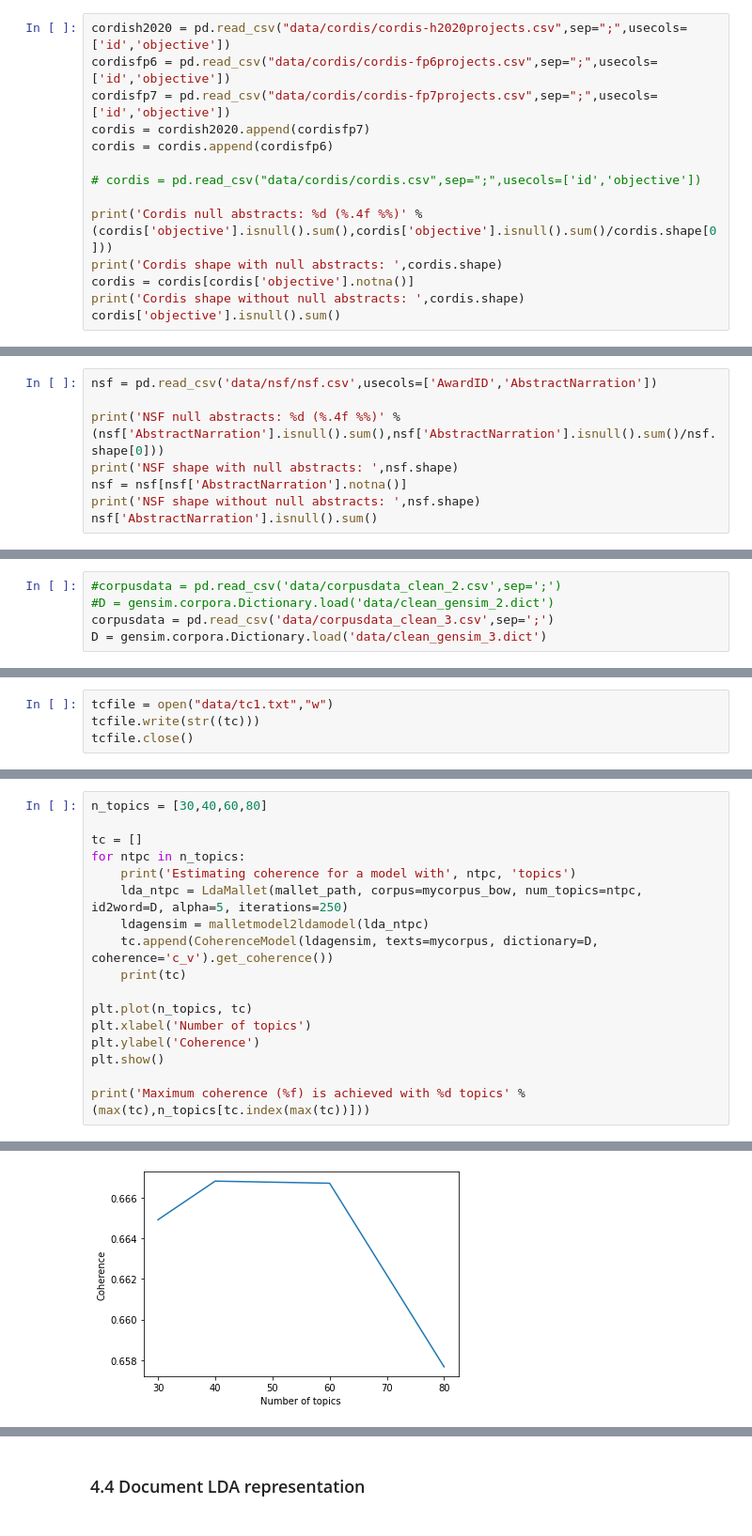
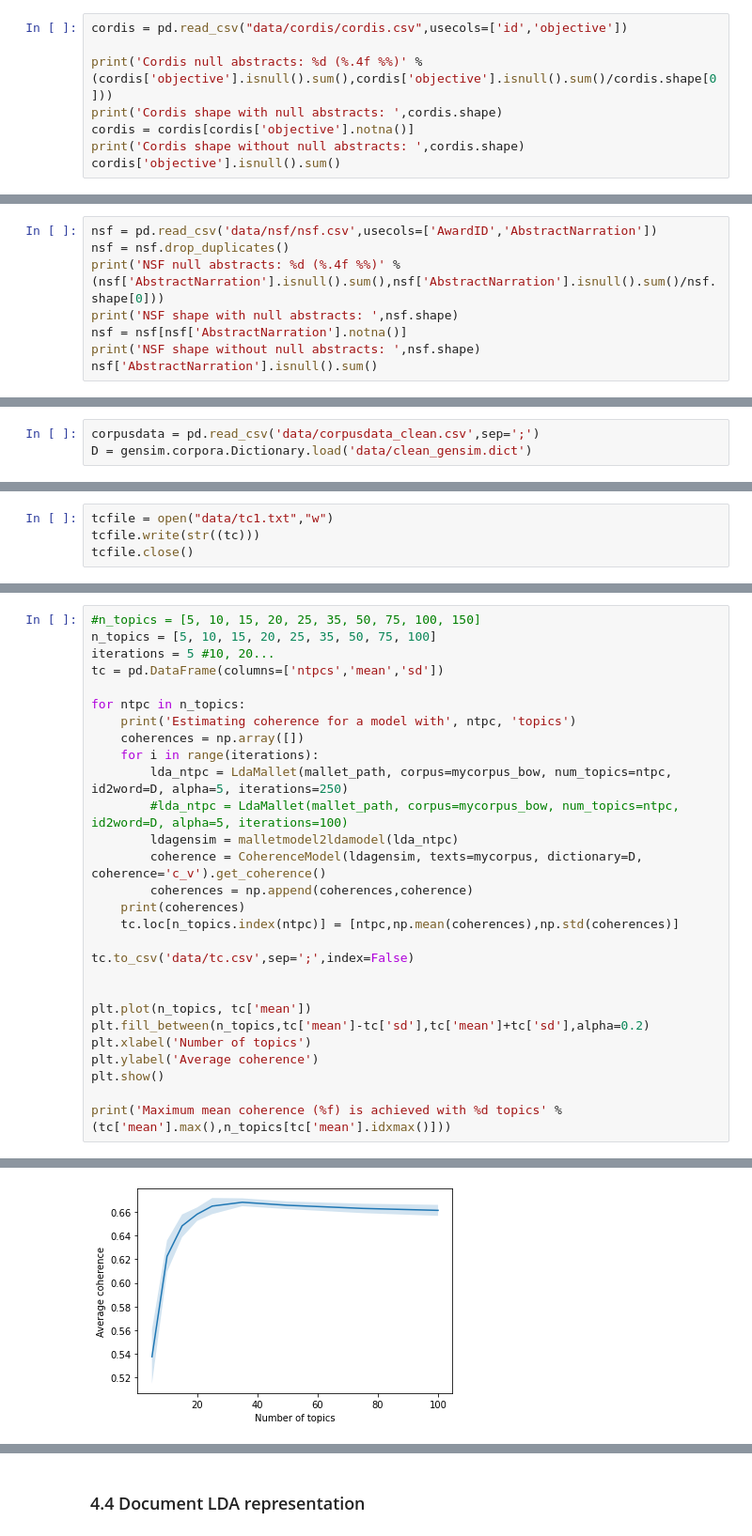
Before and after one commit to celiaromero/mythesis, a Jupyter notebook: topic_modeling.ipynb, the cells around one changed output, grey strips where cells are left out. Shown at 94% size. Cells and saved outputs as stored; diff of their text form.

Commit message:
Update topic_modeling.ipynb
final topic model, label descriptions

```diff
--- a/topic_modeling.ipynb
+++ b/topic_modeling.ipynb
@@ -39,13 +39,7 @@ Read CSVs corresponding to Cordis and NSF datasets. Only the columns of interest
 # %% [markdown]
 ### 1.1 Cordis dataset
 # %%
-cordish2020 = pd.read_csv("data/cordis/cordis-h2020projects.csv",sep=";",usecols=['id','objective'])
-cordisfp6 = pd.read_csv("data/cordis/cordis-fp6projects.csv",sep=";",usecols=['id','objective'])
-cordisfp7 = pd.read_csv("data/cordis/cordis-fp7projects.csv",sep=";",usecols=['id','objective'])
-cordis = cordish2020.append(cordisfp7)
-cordis = cordis.append(cordisfp6)
-
-# cordis = pd.read_csv("data/cordis/cordis.csv",sep=";",usecols=['id','objective'])
+cordis = pd.read_csv("data/cordis/cordis.csv",usecols=['id','objective'])
 
 print('Cordis null abstracts: %d (%.4f %%)' % (cordis['objective'].isnull().sum(),cordis['objective'].isnull().sum()/cordis.shape[0]))
 print('Cordis shape with null abstracts: ',cordis.shape)
@@ -61,7 +55,7 @@ Cordis shape without null abstracts:  (67861, 2)
 ### 1.2 NSF dataset
 # %%
 nsf = pd.read_csv('data/nsf/nsf.csv',usecols=['AwardID','AbstractNarration'])
-
+nsf = nsf.drop_duplicates()
 print('NSF null abstracts: %d (%.4f %%)' % (nsf['AbstractNarration'].isnull().sum(),nsf['AbstractNarration'].isnull().sum()/nsf.shape[0]))
 print('NSF shape with null abstracts: ',nsf.shape)
 nsf = nsf[nsf['AbstractNarration'].notna()]
@@ -437,8 +448,6 @@ D.save('data/clean_gensim_3.dict')
 # %%
-#corpusdata = pd.read_csv('data/corpusdata_clean_2.csv',sep=';')
-#D = gensim.corpora.Dictionary.load('data/clean_gensim_2.dict')
-corpusdata = pd.read_csv('data/corpusdata_clean_3.csv',sep=';')
-D = gensim.corpora.Dictionary.load('data/clean_gensim_3.dict')
+corpusdata = pd.read_csv('data/corpusdata_clean.csv',sep=';')
+D = gensim.corpora.Dictionary.load('data/clean_gensim.dict')
 # %% [markdown]
 #### 4.2.3 Create again bag of words
 # %%
@@ -499,18 +508,29 @@ tcfile.close()
 # %%
-n_topics = [30,40,60,80]
+#n_topics = [5, 10, 15, 20, 25, 35, 50, 75, 100, 150]
+n_topics = [5, 10, 15, 20, 25, 35, 50, 75, 100]
+iterations = 5 #10, 20...
+tc = pd.DataFrame(columns=['ntpcs','mean','sd'])
 
-tc = []
 for ntpc in n_topics:
     print('Estimating coherence for a model with', ntpc, 'topics')
-    lda_ntpc = LdaMallet(mallet_path, corpus=mycorpus_bow, num_topics=ntpc, id2word=D, alpha=5, iterations=250)
-    ldagensim = malletmodel2ldamodel(lda_ntpc)
-    tc.append(CoherenceModel(ldagensim, texts=mycorpus, dictionary=D, coherence='c_v').get_coherence())
-    print(tc)
+    coherences = np.array([])
+    for i in range(iterations):
+        lda_ntpc = LdaMallet(mallet_path, corpus=mycorpus_bow, num_topics=ntpc, id2word=D, alpha=5, iterations=250)
+        #lda_ntpc = LdaMallet(mallet_path, corpus=mycorpus_bow, num_topics=ntpc, id2word=D, alpha=5, iterations=100)
+        ldagensim = malletmodel2ldamodel(lda_ntpc)
+        coherence = CoherenceModel(ldagensim, texts=mycorpus, dictionary=D, coherence='c_v').get_coherence()
+        coherences = np.append(coherences,coherence)
+    print(coherences)
+    tc.loc[n_topics.index(ntpc)] = [ntpc,np.mean(coherences),np.std(coherences)]
 
-plt.plot(n_topics, tc)
+tc.to_csv('data/tc.csv',sep=';',index=False)
+
+
+plt.plot(n_topics, tc['mean'])
+plt.fill_between(n_topics,tc['mean']-tc['sd'],tc['mean']+tc['sd'],alpha=0.2)
 plt.xlabel('Number of topics')
-plt.ylabel('Coherence')
+plt.ylabel('Average coherence')
 plt.show()
 
-print('Maximum coherence (%f) is achieved with %d topics' % (max(tc),n_topics[tc.index(max(tc))]))
+print('Maximum mean coherence (%f) is achieved with %d topics' % (tc['mean'].max(),n_topics[tc['mean'].idxmax()]))
 # %% [output]
@@ -525 +555 @@ Estimating coherence for a model with 80 topics
-[figure, old version]
+[figure, new version]
```
Also changed, not shown: parts of 50 cells of this notebook.
